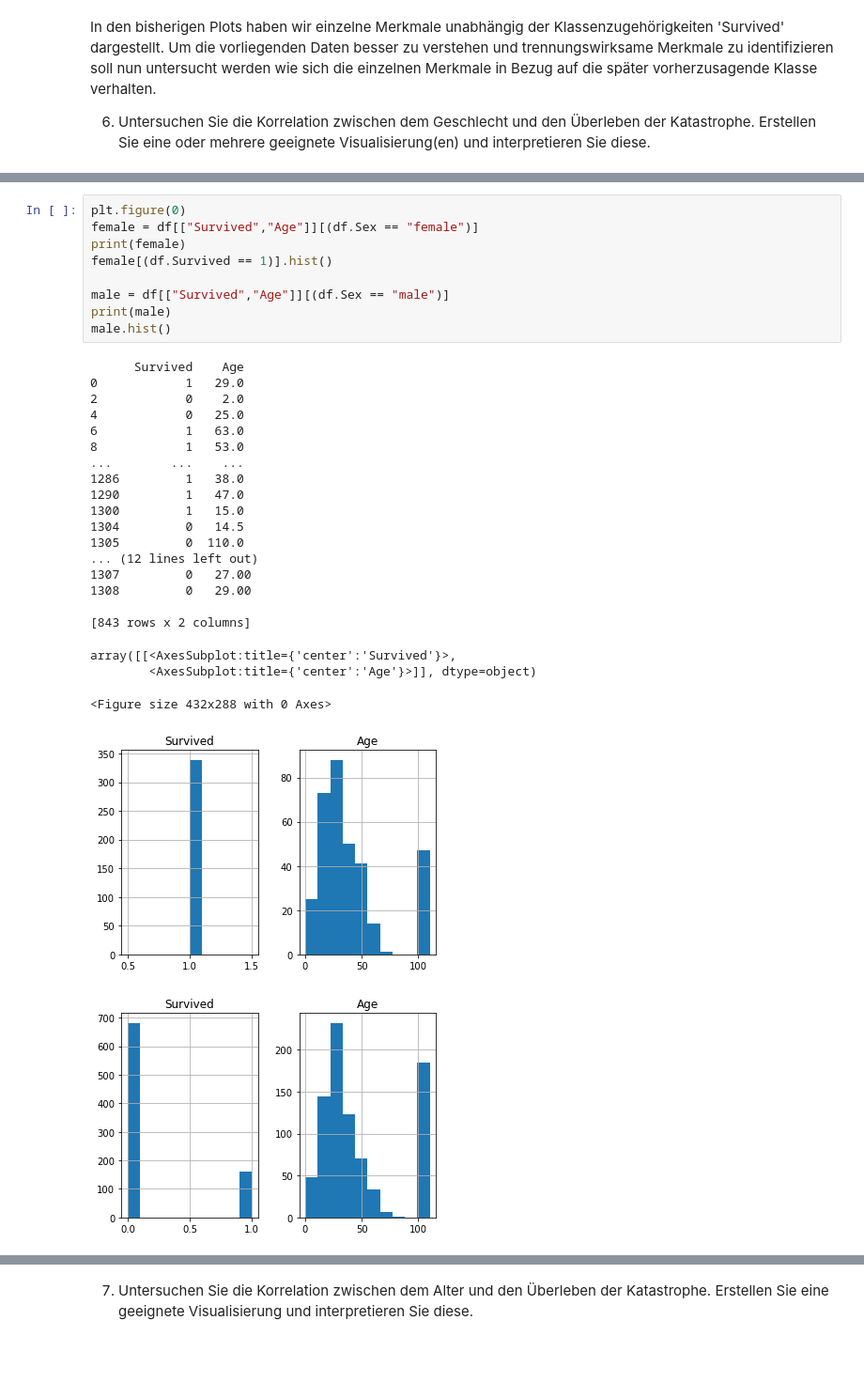
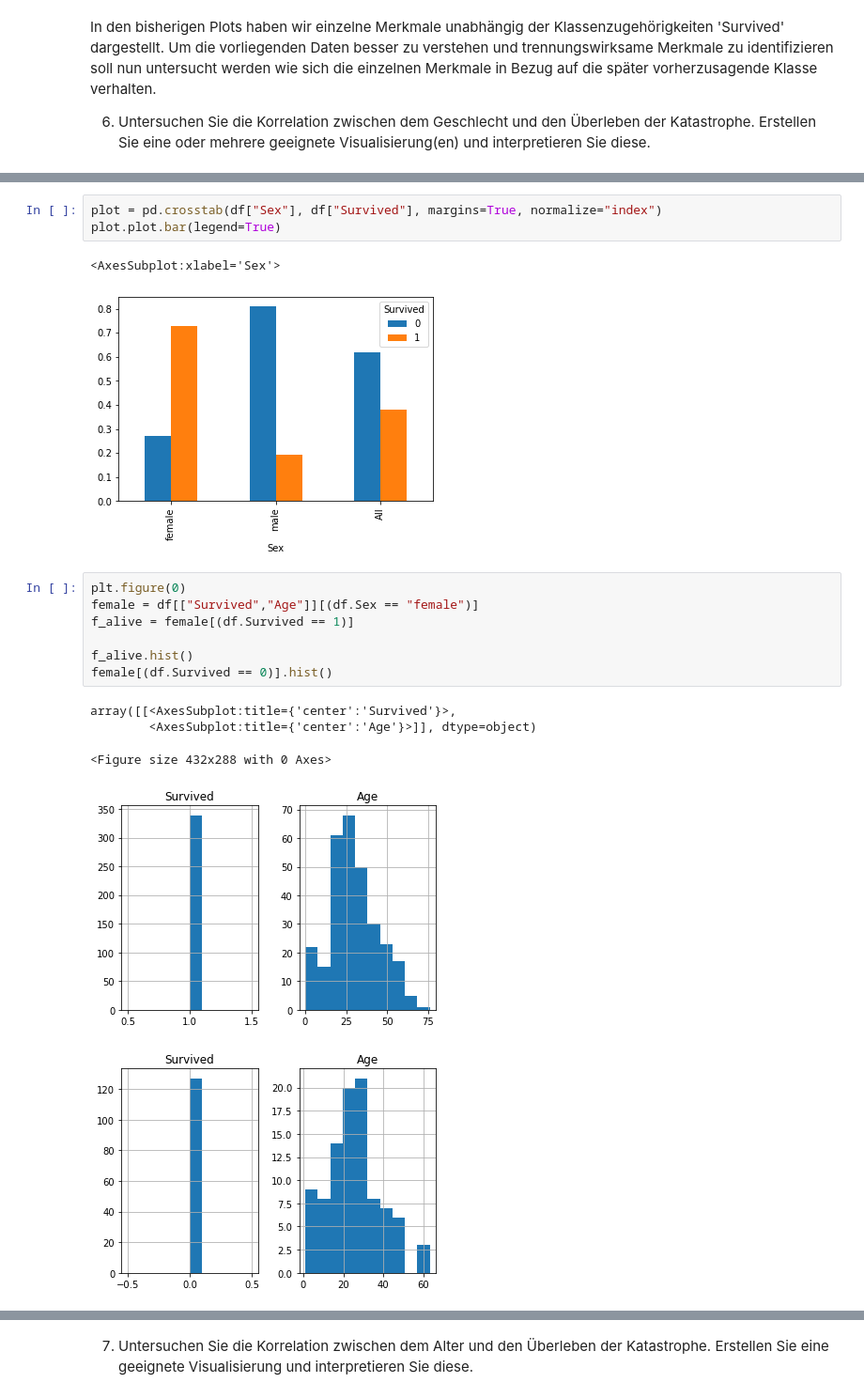
Before and after one commit to OgLocGreen/hska_ml_lab_master_exercises, a Jupyter notebook: Exercise 2 - Exploratory data analysis, Simple Classifier/Exercise 2.1 - Exploratory data analysis.ipynb, the cells around one changed output, grey strips where cells are left out. Shown: that part at 94% size. Cells and saved outputs as stored; diff of their text form; blank space fills up the shorter version.

```diff
--- a/Exercise 2 - Exploratory data analysis, Simple Classifier/Exercise 2.1 - Exploratory data analysis.ipynb
+++ b/Exercise 2 - Exploratory data analysis, Simple Classifier/Exercise 2.1 - Exploratory data analysis.ipynb
@@ -540,32 +532,19 @@ df.plot.scatter(x="Age", y= "Sex", c = "Survived",cmap="viridis")
+# %%
+plot = pd.crosstab(df["Sex"], df["Survived"], margins=True, normalize="index")
+plot.plot.bar(legend=True)
+# %% [output]
+<AxesSubplot:xlabel='Sex'>
+[figure, added]
 # %%
 plt.figure(0)
 female = df[["Survived","Age"]][(df.Sex == "female")]
-print(female)
-female[(df.Survived == 1)].hist()
+f_alive = female[(df.Survived == 1)]
 
-male = df[["Survived","Age"]][(df.Sex == "male")]
-print(male)
-male.hist()
+f_alive.hist()
+female[(df.Survived == 0)].hist()
 # %% [output]
-      Survived    Age
-0            1   29.0
-2            0    2.0
-4            0   25.0
-6            1   63.0
-8            1   53.0
-...        ...    ...
-1286         1   38.0
-1290         1   47.0
-1300         1   15.0
-1304         0   14.5
-1305         0  110.0
-... (12 lines left out)
-1307         0   27.00
-1308         0   29.00
-
-[843 rows x 2 columns]
+array([[<AxesSubplot:title={'center':'Survived'}>,
+        <AxesSubplot:title={'center':'Age'}>]], dtype=object)
-array([[<AxesSubplot:title={'center':'Survived'}>,
-        <AxesSubplot:title={'center':'Age'}>]], dtype=object)
+<Figure size 432x288 with 0 Axes>
-<Figure size 432x288 with 0 Axes>
-[figure, old version]
+[figure, new version]
-[figure, old version]
+[figure, new version]
```
Also changed, not shown: parts of 18 cells of this notebook.
